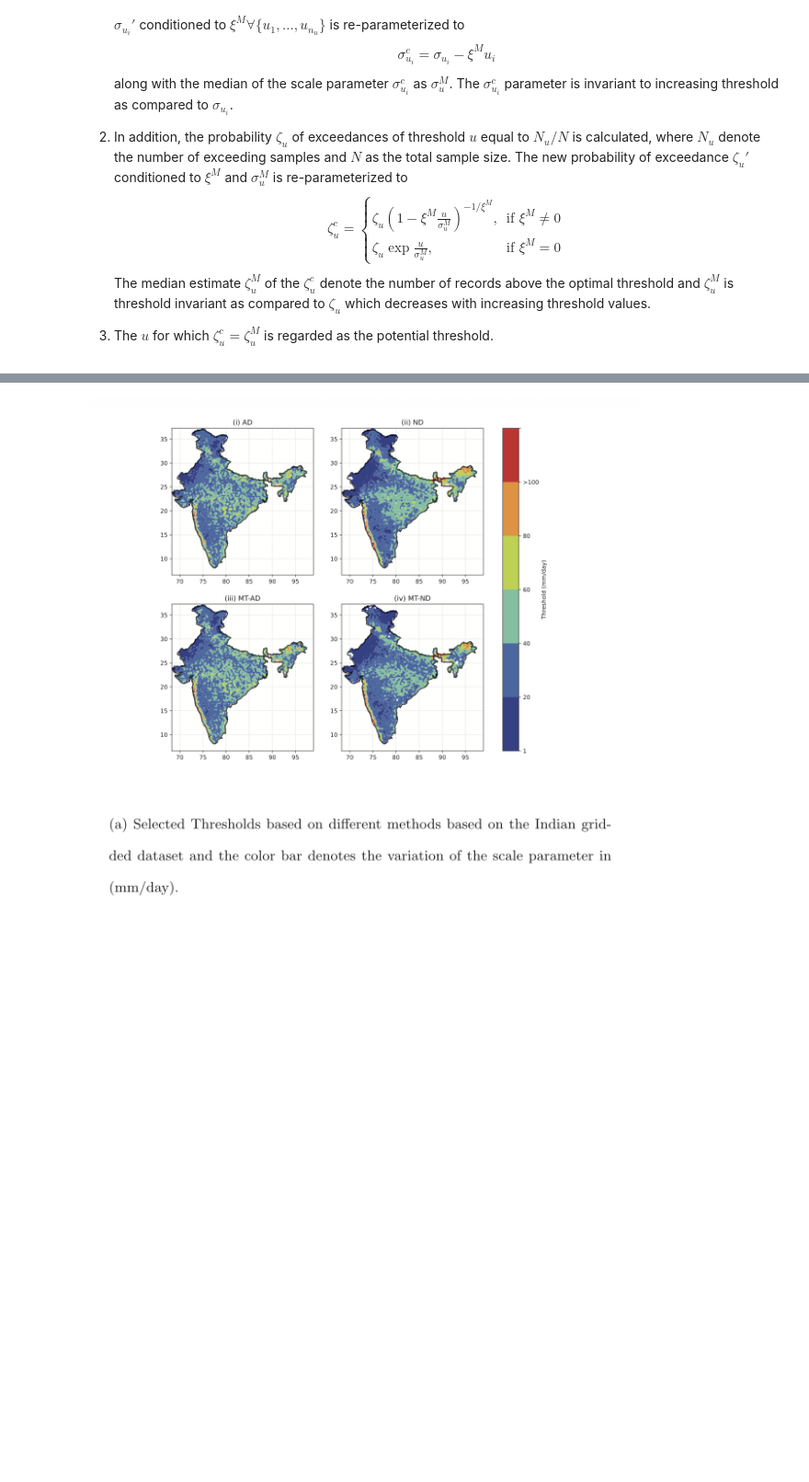
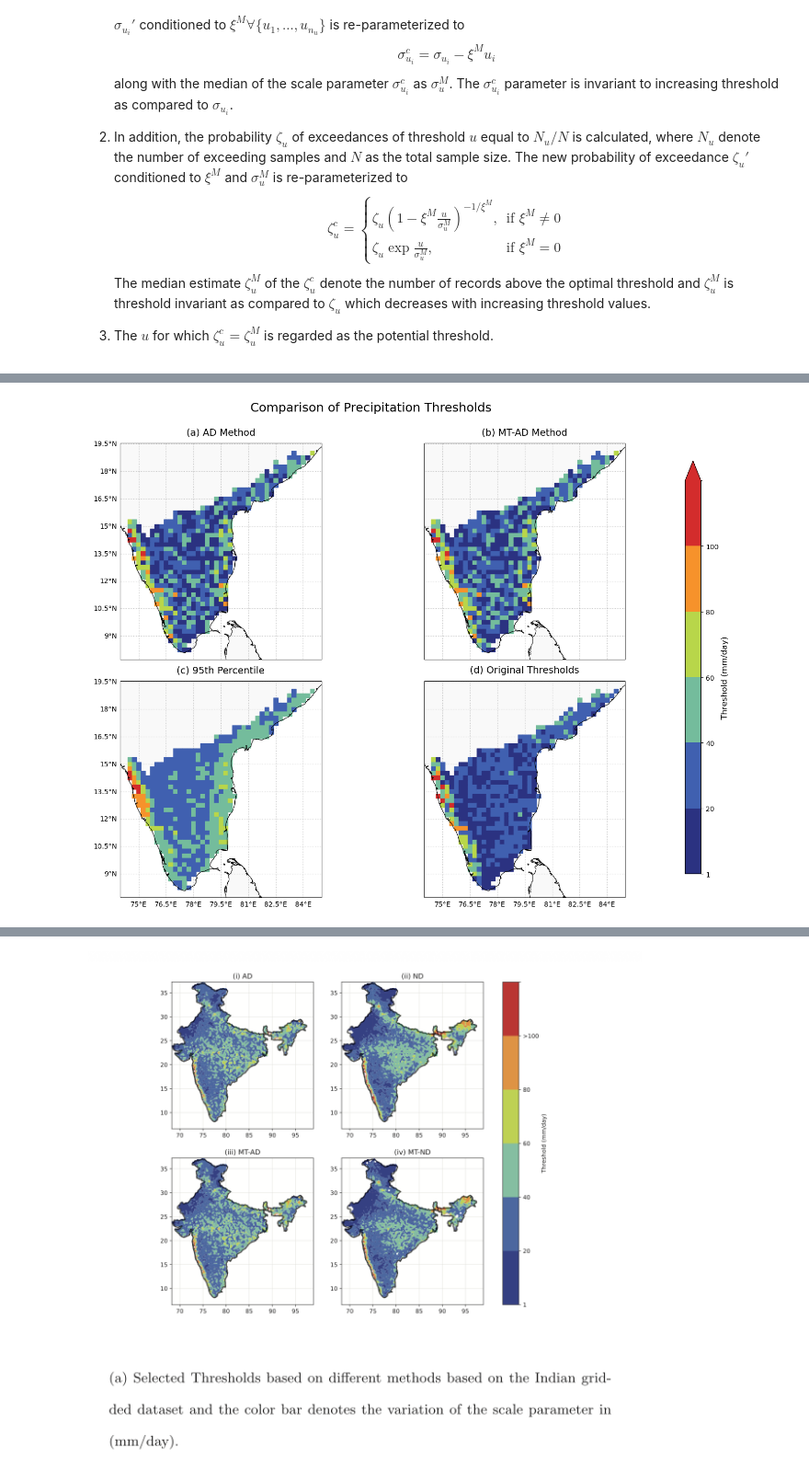
Before and after one commit to GinnyinGermany/Project, a Jupyter notebook: Precipitation_extrems_networks.ipynb, the cells around one changed output, grey strips where cells are left out. Shown at 92% size. Saved outputs shown, nothing was run; the diff lists cells and outputs as text; code cells hidden in the pictures; blank space fills up the shorter version.

Commit message:
adding_p_value

```diff
--- a/Precipitation_extrems_networks.ipynb
+++ b/Precipitation_extrems_networks.ipynb
@@ -42,6 +42,7 @@ import cartopy.feature as cfeature
 lat = np.array(rain_data['lat'])
 lon = np.array(rain_data['lon'])
 rainfall = np.array(rain_data.iloc[:, 3:]) #전체 행(전체 grid), 열은 3열에서부터 끝열까지 (mm/day)
+thresholds_origin = np.array(threshold_data['Threshold'])
 # %%
 # Checking the average rainfall data
 avg_rainfall = rainfall.mean(axis=1) # axis = 0 is column direction / axis = 1 is row direction
@@ -167,11 +168,20 @@ delta = ( np.max(obs_peaks[0]) - np.min(obs_peaks[0]) ) / len(obs_peaks[0])
 # %%
 u_candidates = []
 for i in range(len(obs_peaks)):
+    # Extract unique values
+    unique_peaks = np.unique(obs_peaks[i])
+    n_u = len(unique_peaks)
+
+    # Exception
+    if n_u < 2:
+        u_candidates.append(np.array([]))
+        continue
+
+    min_val = np.min(unique_peaks)
+    max_val = np.max(unique_peaks)
+
     u_candidates.append(
-        np.arange(
-            np.min(obs_peaks[i]),
-            np.max(obs_peaks[i]),
-            ( np.max(obs_peaks[i]) - np.min(obs_peaks[i]) ) / len(obs_peaks[i])) )
+        np.linspace(min_val, max_val, n_u))
 # %%
 # array 'u' at each grid (this means grid 0's u array)
 # this is independent and unique thresholds per grid.
@@ -376,0 +576,63 @@ for i in range(len(u_candidates)):
+# %%
+import matplotlib.pyplot as plt
+import cartopy.crs as ccrs
+import cartopy.feature as cfeature
+import matplotlib.colors as mcolors
+
+# Color bar setting
+levels = [1, 20, 40, 60, 80, 100, 120] # color levels range
+colors = ['#2b3281', '#4060b0', '#74bc9c', '#b8d64a', '#f6922b', '#d32c2c']
+cmap = mcolors.ListedColormap(colors)
+norm = mcolors.BoundaryNorm(levels, cmap.N)
+
+# Data
+datasets = [final_thresholds_AD, final_thresholds_AD2, percentil_thresholds_95, thresholds_origin]
+titles = ['(a) AD Method', '(b) MT-AD Method', '(c) 95th Percentile', '(d) Original Thresholds']
+
+# Drawing graph: 2x2 subplots
+fig, axes = plt.subplots(2, 2, figsize=(16, 12), subplot_kw={'projection': ccrs.PlateCarree()})
+axes = axes.flatten()
+
+for i, ax in enumerate(axes):
+    # Map component feature setting
+    ax.add_feature(cfeature.COASTLINE, linewidth=0.8, zorder=4)
+    ax.add_feature(cfeature.BORDERS, linewidth=0.5, edgecolor='gray', zorder=4)
+    ax.add_feature(cfeature.OCEAN, facecolor='white')
+    ax.add_feature(cfeature.LAND, facecolor='#f9f9f9')
+
+    # Grid line setting
+    gl = ax.gridlines(draw_labels=True, linestyle=':', alpha=0.5, color='gray')
+    gl.top_labels = False
+    gl.right_labels = False
+
+    # Label display
+    if i % 2 != 0:
+        gl.left_labels = False
+    if i < 2:
+        gl.bottom_labels = False
+
+    # Data plotting
+    sc = ax.scatter(lon, lat, c=datasets[i],
+                    cmap=cmap,
+                    norm=norm,
+                    s=40,
+                    marker='s',
+                    transform=ccrs.PlateCarree(),
+                    zorder=3)
+
+    # Title
+    ax.set_title(titles[i], fontsize=14, pad=12)
+
+fig.subplots_adjust(right=0.88, wspace=0.05, hspace=0.1)
+
+# Shared Color bar setting
+cbar_ax = fig.add_axes([0.9, 0.15, 0.02, 0.7])
+cbar = fig.colorbar(sc, cax=cbar_ax, orientation='vertical', extend='max')
+cbar.set_label('Threshold (mm/day)', fontsize=12)
+cbar.set_ticks(levels[:-1])
+cbar.ax.tick_params(labelsize=10)
+
+plt.suptitle('Comparison of Precipitation Thresholds', fontsize=18, y=0.95)
+plt.show()
+# %% [output]
+[figure, added]
```
Also changed, not shown: parts of 9 cells of this notebook.
